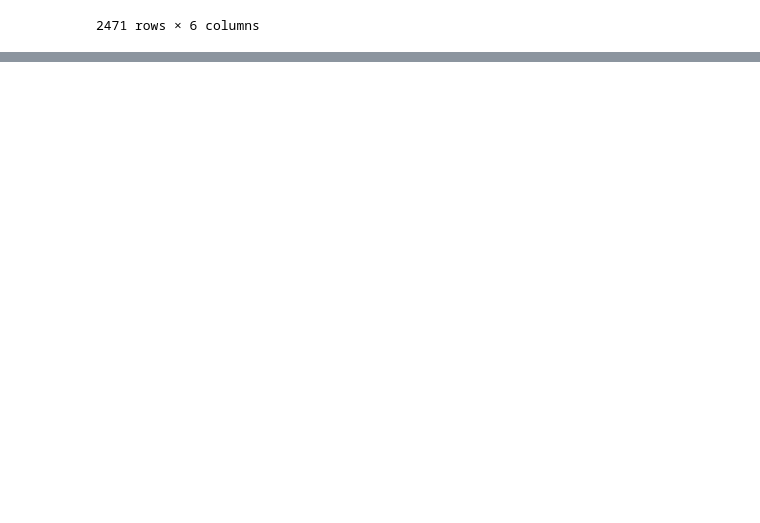
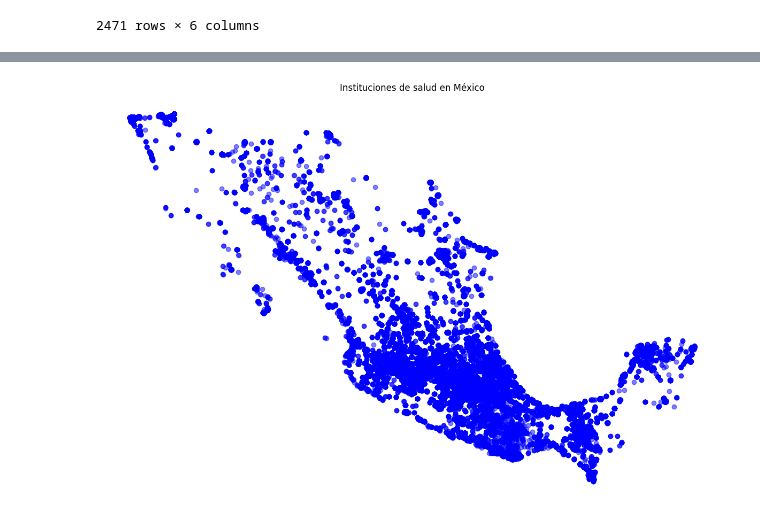
Before and after one commit to mellamanelpoeta/dataton, a Jupyter notebook: Python/01_tam_ETL.ipynb, the cells around one changed output, grey strips where cells are left out. Drawn from its saved outputs; the diff is of its cells as text; code cells hidden in the pictures; blank space fills up the shorter version.

```diff
--- a/Python/01_tam_ETL.ipynb
+++ b/Python/01_tam_ETL.ipynb
@@ -88,0 +344,3 @@ municipios
+# %%
+inst_salud = gpd.read_file('../raws/shp/denue_00_62_shp/conjunto_de_datos/denue_inegi_62_.shp')
+inst_salud
@@ -88,0 +361,6 @@ municipios
+# %%
+inst_salud['codigo_act'] = inst_salud['codigo_act'].astype(str)
+#codes that begin with '621' or '622'
+
+inst_salud = inst_salud[inst_salud['codigo_act'].str.startswith('621') | inst_salud['codigo_act'].str.startswith('622')]
+inst_salud
@@ -88,0 +381,8 @@ municipios
+# %%
+fig, ax = plt.subplots(figsize=(15, 15))
+inst_salud.plot(ax=ax, color='blue', alpha=0.5)
+plt.title('Instituciones de salud en México')
+plt.axis('off')
+plt.show()
+# %% [output]
+[figure, added]
```
Also changed, not shown: parts of 41 cells of this notebook.
